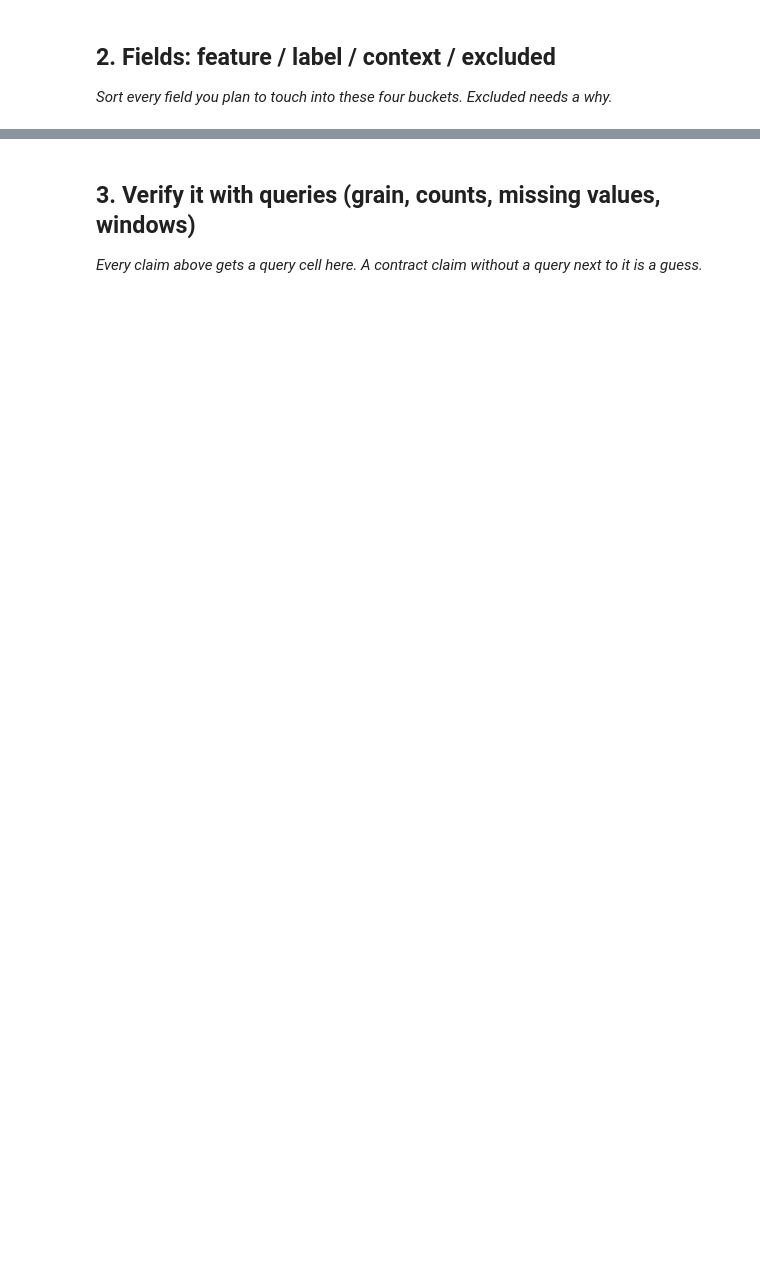
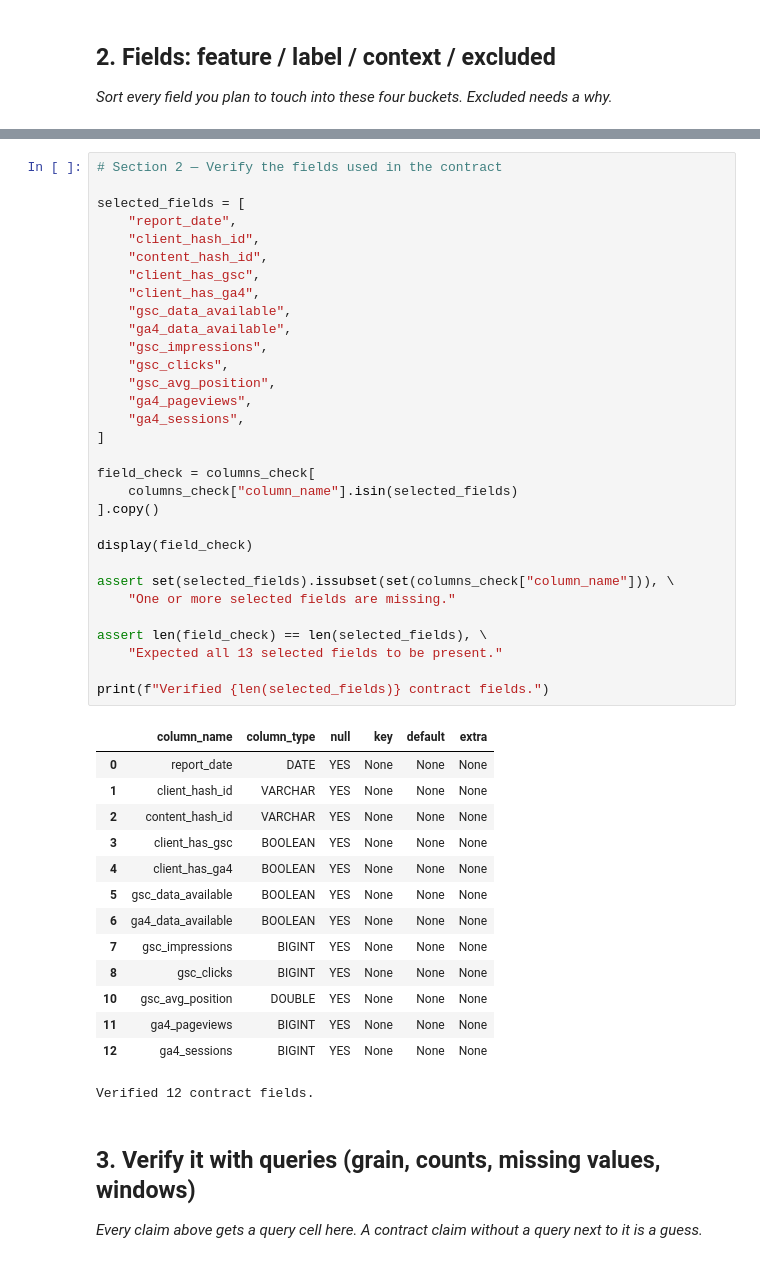
Before and after one commit to Maryam271/flyrank-ml-internship, a Jupyter notebook: work/notebooks/w03_data_contract.ipynb, the cells around one changed output, grey strips where cells are left out. Drawn from its saved outputs; the diff is of its cells as text; blank space fills up the shorter version.

```diff
--- a/work/notebooks/w03_data_contract.ipynb
+++ b/work/notebooks/w03_data_contract.ipynb
@@ -23,3 +95,49 @@ This skeleton is yours to fill. Work the sections **in order** — each one has
+# %%
+# Section 2 — Verify the fields used in the contract
+
+selected_fields = [
+    "report_date",
+    "client_hash_id",
+    "content_hash_id",
+    "client_has_gsc",
+    "client_has_ga4",
+    "gsc_data_available",
+    "ga4_data_available",
+    "gsc_impressions",
+    "gsc_clicks",
+    "gsc_avg_position",
+    "ga4_pageviews",
+    "ga4_sessions",
+]
+
+field_check = columns_check[
+    columns_check["column_name"].isin(selected_fields)
+].copy()
+
+display(field_check)
+
+assert set(selected_fields).issubset(set(columns_check["column_name"])), \
+    "One or more selected fields are missing."
+
+assert len(field_check) == len(selected_fields), \
+    "Expected all 13 selected fields to be present."
+
+print(f"Verified {len(selected_fields)} contract fields.")
+# %% [output]
+|  | column_name | column_type | null | key | default | extra |
+| 0 | report_date | DATE | YES | None | None | None |
+| 1 | client_hash_id | VARCHAR | YES | None | None | None |
+| 2 | content_hash_id | VARCHAR | YES | None | None | None |
+| 3 | client_has_gsc | BOOLEAN | YES | None | None | None |
+| 4 | client_has_ga4 | BOOLEAN | YES | None | None | None |
+| 5 | gsc_data_available | BOOLEAN | YES | None | None | None |
+| 6 | ga4_data_available | BOOLEAN | YES | None | None | None |
+| 7 | gsc_impressions | BIGINT | YES | None | None | None |
+| 8 | gsc_clicks | BIGINT | YES | None | None | None |
+| 10 | gsc_avg_position | DOUBLE | YES | None | None | None |
+| 11 | ga4_pageviews | BIGINT | YES | None | None | None |
+| 12 | ga4_sessions | BIGINT | YES | None | None | None |
+Verified 12 contract fields.
 # %% [markdown]
 ## 3. Verify it with queries (grain, counts, missing values, windows)
 
```
Also changed, not shown: parts of 10 cells of this notebook.
